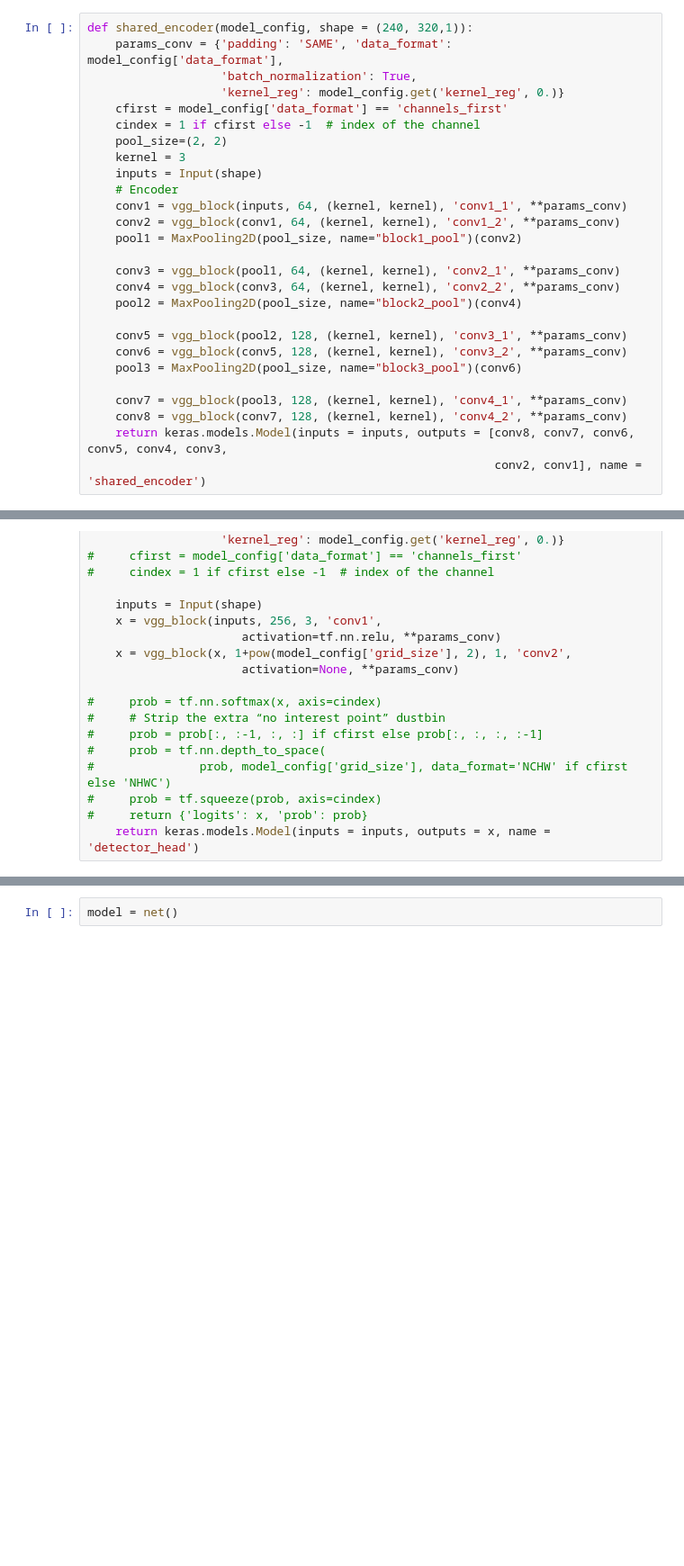
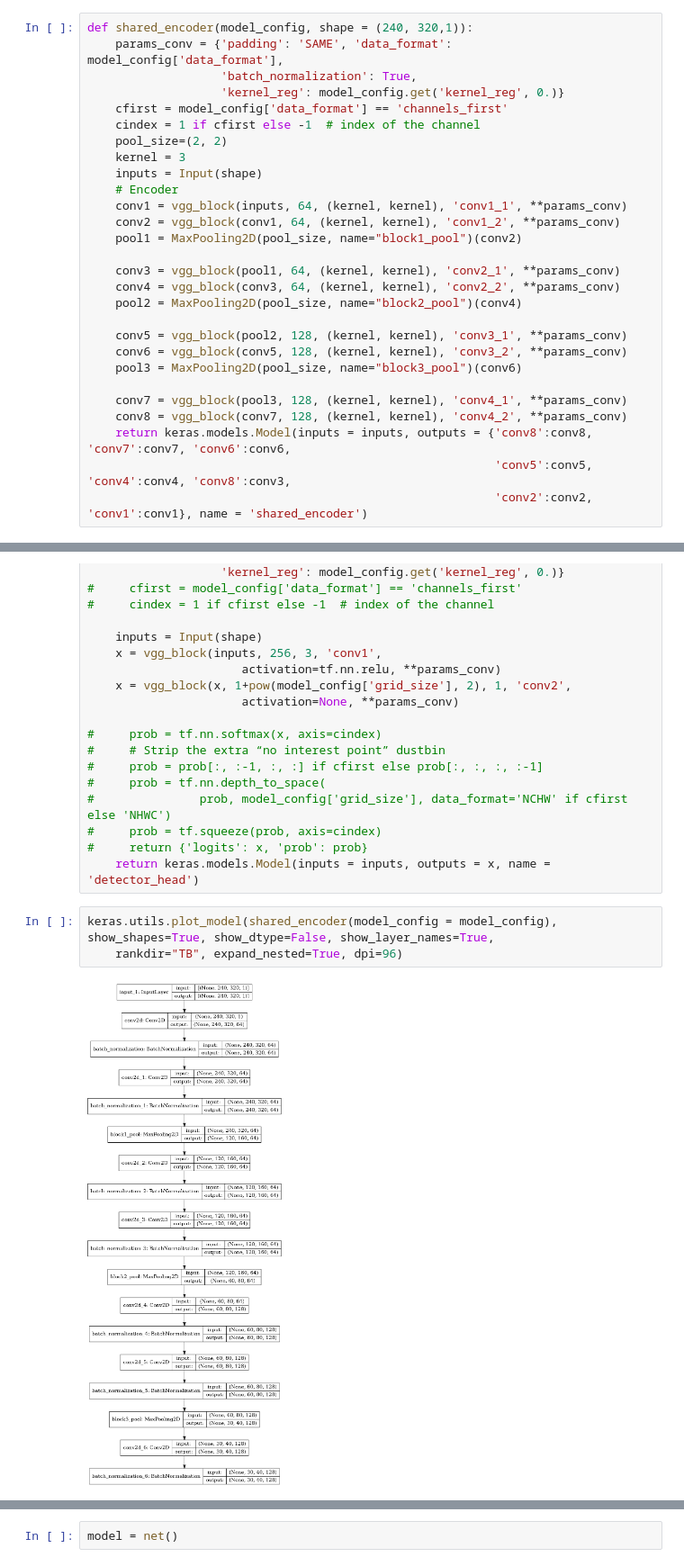
Before and after one commit to amit205/multi-task-learning, a Jupyter notebook: superpoint_MTL.ipynb, the cells around one changed output, grey strips where cells are left out. Shown at 90% size. Cells and saved outputs as stored; diff of their text form; blank space fills up the shorter version.

```diff
--- a/superpoint_MTL.ipynb
+++ b/superpoint_MTL.ipynb
@@ -314,8 +314,9 @@ def shared_encoder(model_config, shape = (240, 320,1)):
 
     conv7 = vgg_block(pool3, 128, (kernel, kernel), 'conv4_1', **params_conv)
     conv8 = vgg_block(conv7, 128, (kernel, kernel), 'conv4_2', **params_conv)
-    return keras.models.Model(inputs = inputs, outputs = [conv8, conv7, conv6, conv5, conv4, conv3,
-                                                          conv2, conv1], name = 'shared_encoder')
+    return keras.models.Model(inputs = inputs, outputs = {'conv8':conv8, 'conv7':conv7, 'conv6':conv6,
+                                                          'conv5':conv5, 'conv4':conv4, 'conv8':conv3,
+                                                          'conv2':conv2, 'conv1':conv1}, name = 'shared_encoder')
 # %%
 def detector_head(model_config, shape = (30, 40, 128)):
     params_conv = {'padding': 'SAME', 'data_format': model_config['data_format'],
@@ -338,3 +339,8 @@ def detector_head(model_config, shape = (30, 40, 128)):
 #     prob = tf.squeeze(prob, axis=cindex)
 #     return {'logits': x, 'prob': prob}
     return keras.models.Model(inputs = inputs, outputs = x, name = 'detector_head')
+# %%
+keras.utils.plot_model(shared_encoder(model_config = model_config), show_shapes=True, show_dtype=False, show_layer_names=True,
+    rankdir="TB", expand_nested=True, dpi=96)
+# %% [output]
+[figure, added]
```
Also changed, not shown: parts of 8 cells of this notebook, 2 other files.
